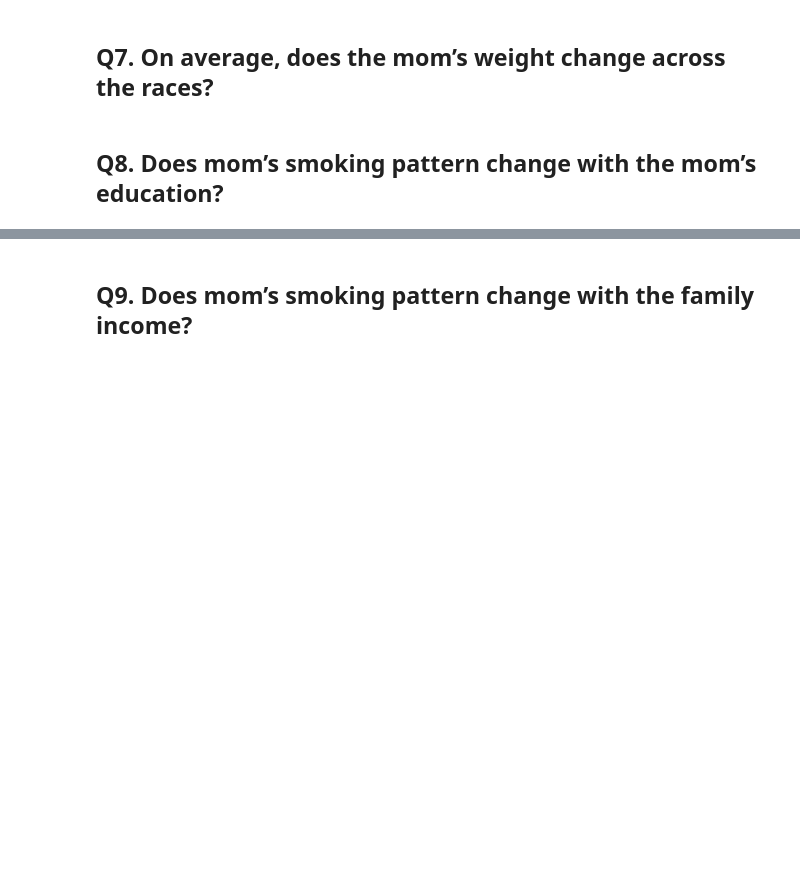
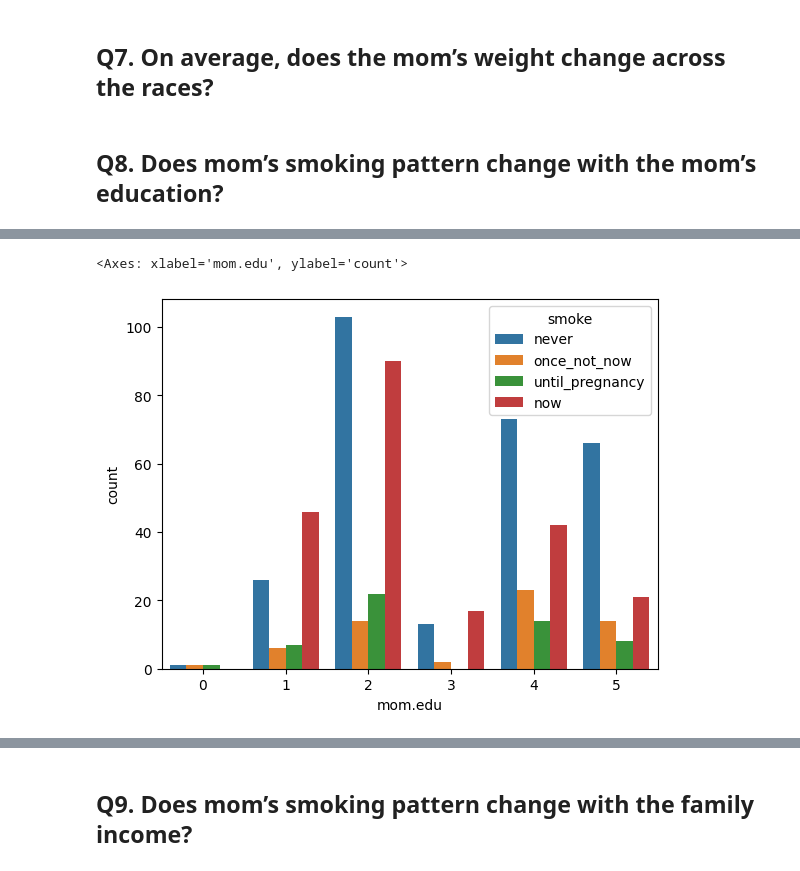
Before and after one commit to alysultan/AUC-Fundamentals-of-Data-Science-II-Spring-2023, a Jupyter notebook: examples/maternal-smoking/smoking.ipynb, the cells around one changed output, grey strips where cells are left out. Drawn from its saved outputs; the diff is of its cells as text; code cells hidden in the pictures; blank space fills up the shorter version.

```diff
--- a/examples/maternal-smoking/smoking.ipynb
+++ b/examples/maternal-smoking/smoking.ipynb
@@ -73,3 +88,6 @@ The effects of maternal smoking on newborn weight are clearly illustrated above.
 ## Q7. On average, does the mom’s weight change across the races?
 # %% [markdown]
 ## Q8. Does mom’s smoking pattern change with the mom’s education?
+# %%
+counts = df.groupby(['mom.edu', 'smoke']).size().reset_index(name = 'count')
+counts
@@ -75,0 +112,5 @@ The effects of maternal smoking on newborn weight are clearly illustrated above.
+# %%
+sns.barplot(data = counts, x = "mom.edu", y = 'count', hue = 'smoke')
+# %% [output]
+<Axes: xlabel='mom.edu', ylabel='count'>
+[figure, added]
```
Also changed, not shown: parts of 9 cells of this notebook.
